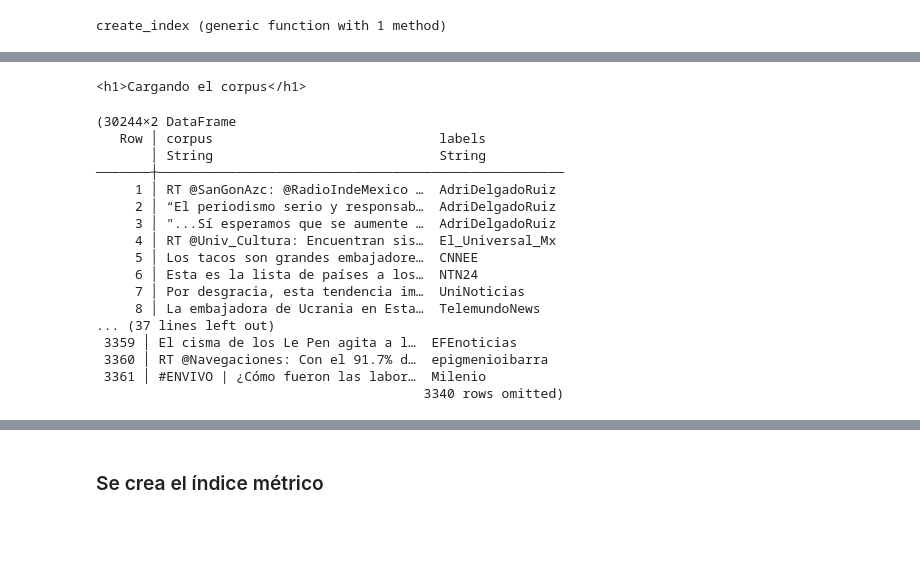
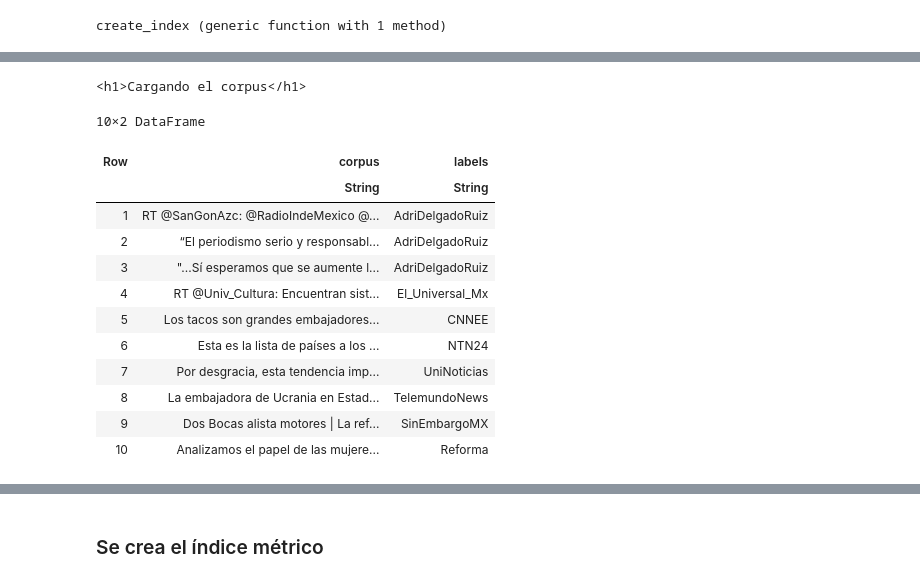
Before and after one commit to sadit/IR-2024, a Jupyter notebook: Unidades/u05b.ipynb, the cells around one changed output, grey strips where cells are left out. Drawn from its saved outputs; the diff is of its cells as text; code cells hidden in the pictures; blank space fills up the shorter version.

```diff
--- a/Unidades/u05b.ipynb
+++ b/Unidades/u05b.ipynb
@@ -107,27 +87,23 @@ encode_text(textencoder, bertmodel, ["¿Cuántos zapatos tiene María?", "que pa
 # %%
 display(@htl "<h1>Cargando el corpus</h1>")
 
 include("read_datasets.jl")
 
 D, Q = DataFrame.(read_news())
-DataFrame(D), DataFrame(Q)
-#@show Set(unique(D.labels)) == Set(unique(Q.labels))
+
+first(D, 10)
 # %% [output]
 <h1>Cargando el corpus</h1>
-(30244×2 DataFrame
-   Row │ corpus                             labels
-       │ String                             String
-───────┼────────────────────────────────────────────────────
-     1 │ RT @SanGonAzc: @RadioIndeMexico …  AdriDelgadoRuiz
-     2 │ “El periodismo serio y responsab…  AdriDelgadoRuiz
-     3 │ "...Sí esperamos que se aumente …  AdriDelgadoRuiz
-     4 │ RT @Univ_Cultura: Encuentran sis…  El_Universal_Mx
-     5 │ Los tacos son grandes embajadore…  CNNEE
-     6 │ Esta es la lista de países a los…  NTN24
-     7 │ Por desgracia, esta tendencia im…  UniNoticias
-     8 │ La embajadora de Ucrania en Esta…  TelemundoNews
-... (37 lines left out)
- 3359 │ El cisma de los Le Pen agita a l…  EFEnoticias
- 3360 │ RT @Navegaciones: Con el 91.7% d…  epigmenioibarra
- 3361 │ #ENVIVO | ¿Cómo fueron las labor…  Milenio
-                                          3340 rows omitted)
+10×2 DataFrame
+| Row | corpus | labels |
+|  | String | String |
+| 1 | RT @SanGonAzc: @RadioIndeMexico @... | AdriDelgadoRuiz |
+| 2 | “El periodismo serio y responsabl... | AdriDelgadoRuiz |
+| 3 | "...Sí esperamos que se aumente l... | AdriDelgadoRuiz |
+| 4 | RT @Univ_Cultura: Encuentran sist... | El_Universal_Mx |
+| 5 | Los tacos son grandes embajadores... | CNNEE |
+| 6 | Esta es la lista de países a los ... | NTN24 |
+| 7 | Por desgracia, esta tendencia imp... | UniNoticias |
+| 8 | La embajadora de Ucrania en Estad... | TelemundoNews |
+| 9 | Dos Bocas alista motores | La ref... | SinEmbargoMX |
+| 10 | Analizamos el papel de las mujere... | Reforma |
```
Also changed, not shown: parts of 14 cells of this notebook, 2 other files.
